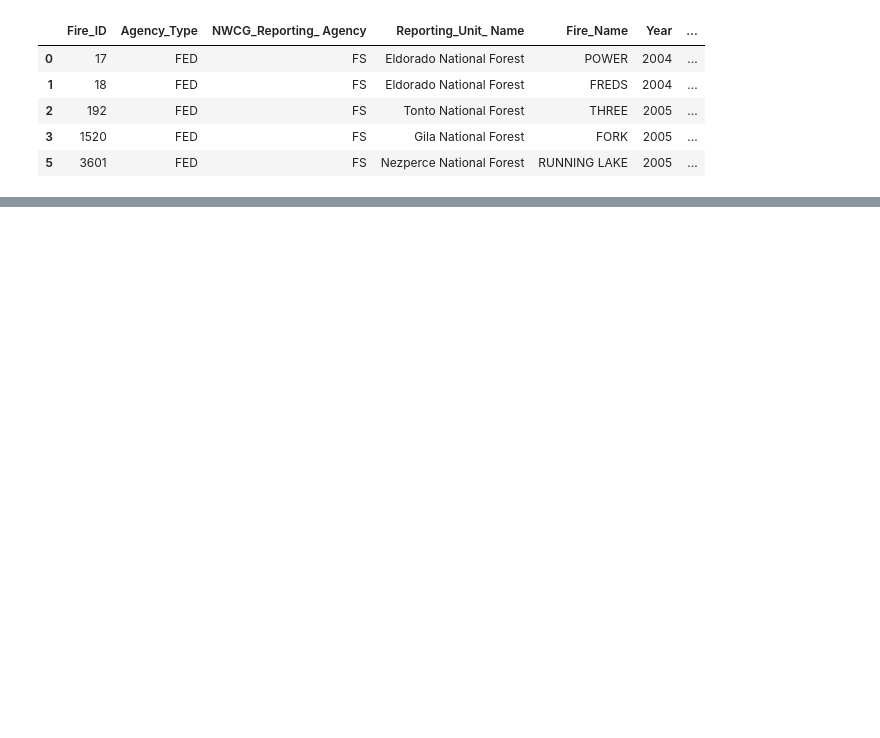
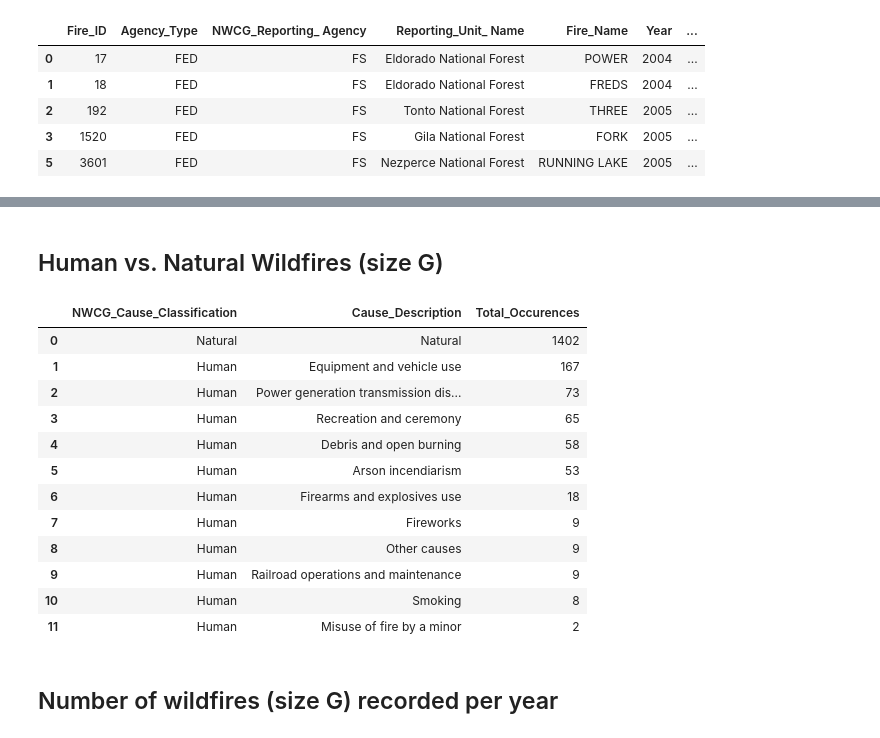
Before and after one commit to emilymees/ProjectThree, a Jupyter notebook: data/eb-data.ipynb, the cells around one changed output, grey strips where cells are left out. Cells and saved outputs as stored; diff of their text form; code cells hidden in the pictures; blank space fills up the shorter version.

```diff
--- a/data/eb-data.ipynb
+++ b/data/eb-data.ipynb
@@ -71,0 +146,22 @@ wildfires_clean.to_csv('clean_wildfires_G.csv', index=False)
+# %% [markdown]
+## Human vs. Natural Wildfires (size G)
+# %%
+humanNatural_df = wildfires_clean[["NWCG_Cause_Classification", "Cause_Description"]]
+humanNatural_df = humanNatural_df.value_counts().to_frame("Total_Occurences").reset_index()
+humanNatural_df
+# %% [output]
+|  | NWCG_Cause_Classification | Cause_Description | Total_Occurences |
+| 0 | Natural | Natural | 1402 |
+| 1 | Human | Equipment and vehicle use | 167 |
+| 2 | Human | Power generation transmission dis... | 73 |
+| 3 | Human | Recreation and ceremony | 65 |
+| 4 | Human | Debris and open burning | 58 |
+| 5 | Human | Arson incendiarism | 53 |
+| 6 | Human | Firearms and explosives use | 18 |
+| 7 | Human | Fireworks | 9 |
+| 8 | Human | Other causes | 9 |
+| 9 | Human | Railroad operations and maintenance | 9 |
+| 10 | Human | Smoking | 8 |
+| 11 | Human | Misuse of fire by a minor | 2 |
+# %% [markdown]
+## Number of wildfires (size G) recorded per year
```
Also changed, not shown: parts of 10 cells of this notebook, 5 other files.
